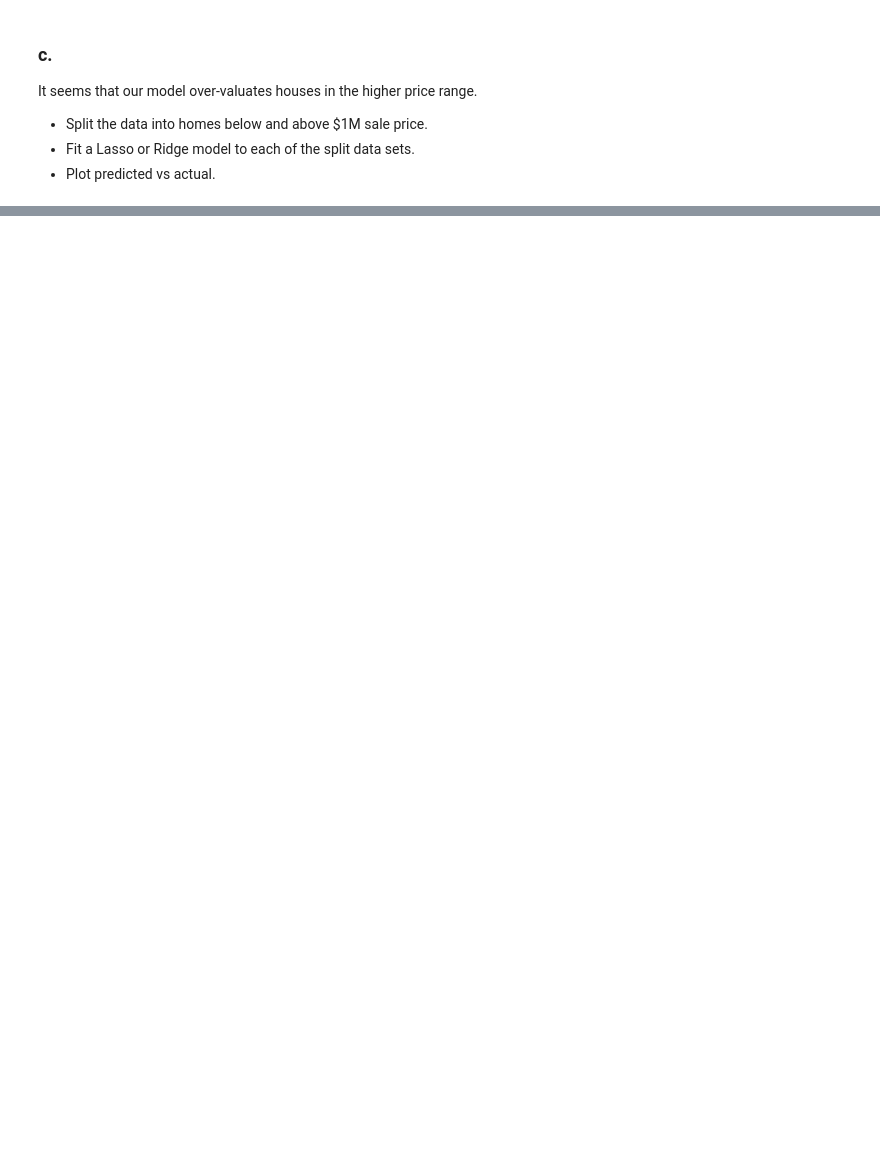
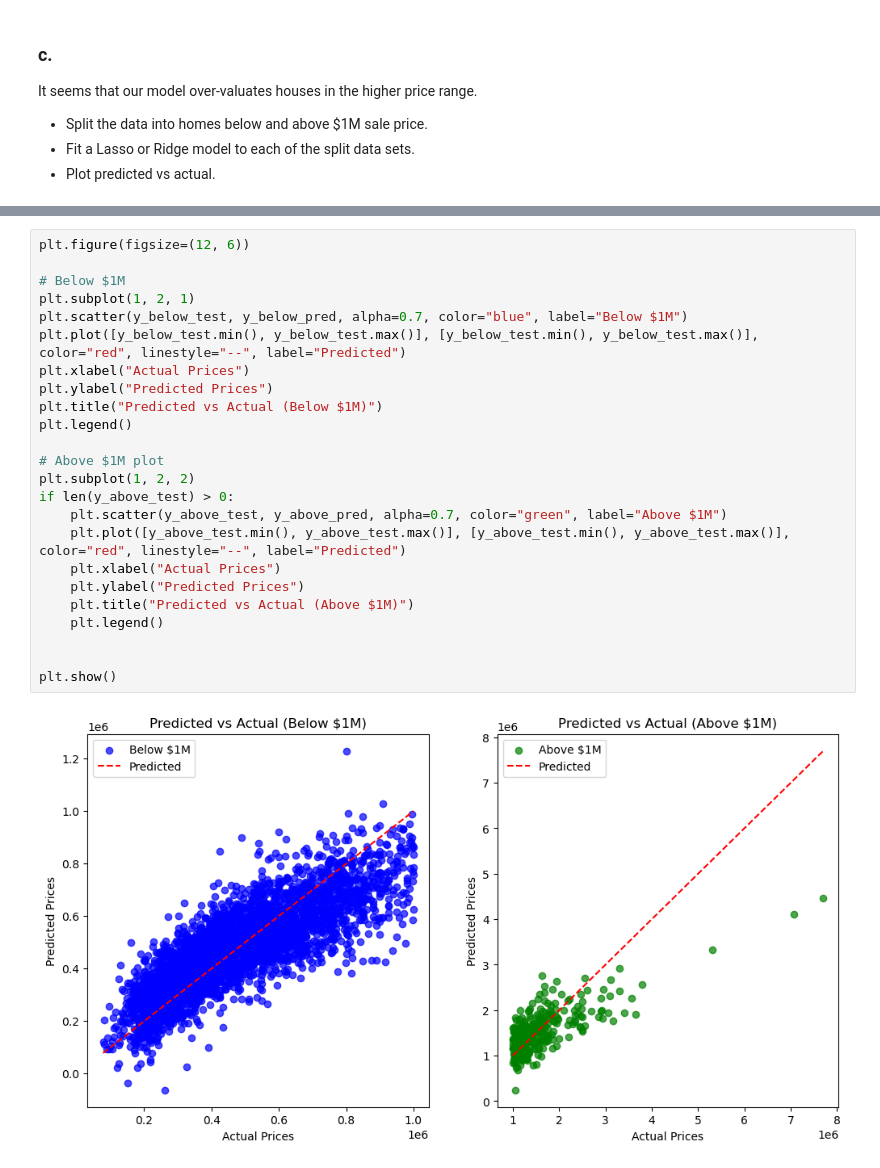
Before and after one commit to GettysburgDataScience/ps1-linear-regression-adefriece, a Jupyter notebook: PS1.ipynb, the cells around one changed output, grey strips where cells are left out. Saved outputs shown, nothing was run; the diff lists cells and outputs as text; blank space fills up the shorter version.

```diff
--- a/PS1.ipynb
+++ b/PS1.ipynb
@@ -284,3 +388,29 @@ It seems that our model over-valuates houses in the higher price range.
+# %%
+plt.figure(figsize=(12, 6))
+
+# Below $1M
+plt.subplot(1, 2, 1)
+plt.scatter(y_below_test, y_below_pred, alpha=0.7, color="blue", label="Below $1M")
+plt.plot([y_below_test.min(), y_below_test.max()], [y_below_test.min(), y_below_test.max()], color="red", linestyle="--", label="Predicted")
+plt.xlabel("Actual Prices")
+plt.ylabel("Predicted Prices")
+plt.title("Predicted vs Actual (Below $1M)")
+plt.legend()
+
+# Above $1M plot
+plt.subplot(1, 2, 2)
+if len(y_above_test) > 0:
+    plt.scatter(y_above_test, y_above_pred, alpha=0.7, color="green", label="Above $1M")
+    plt.plot([y_above_test.min(), y_above_test.max()], [y_above_test.min(), y_above_test.max()], color="red", linestyle="--", label="Predicted")
+    plt.xlabel("Actual Prices")
+    plt.ylabel("Predicted Prices")
+    plt.title("Predicted vs Actual (Above $1M)")
+    plt.legend()
+
+
+plt.show()
+# %% [output]
+[figure, added]
 # %% [markdown]
  ### Your written answers here
 
```
Also changed, not shown: parts of 17 cells of this notebook.
